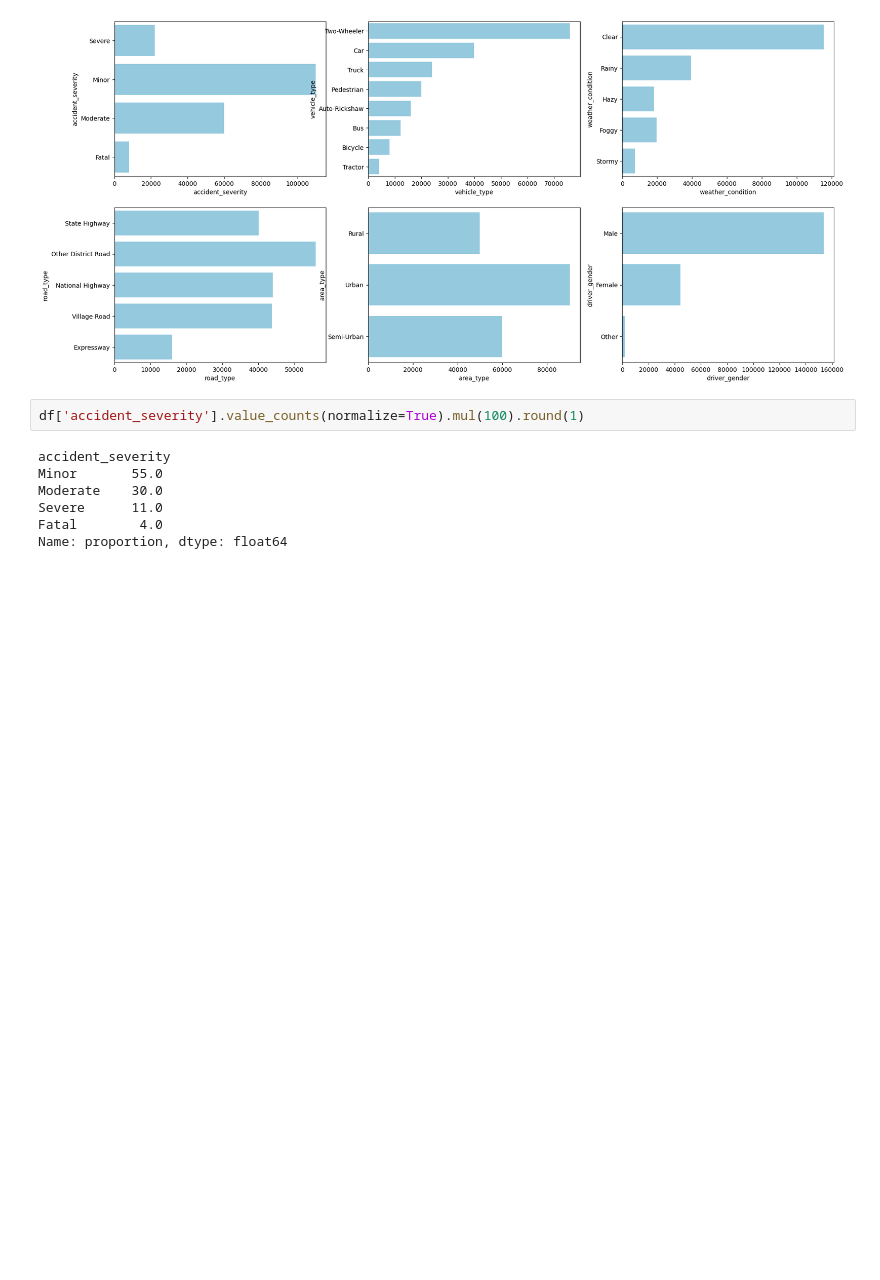
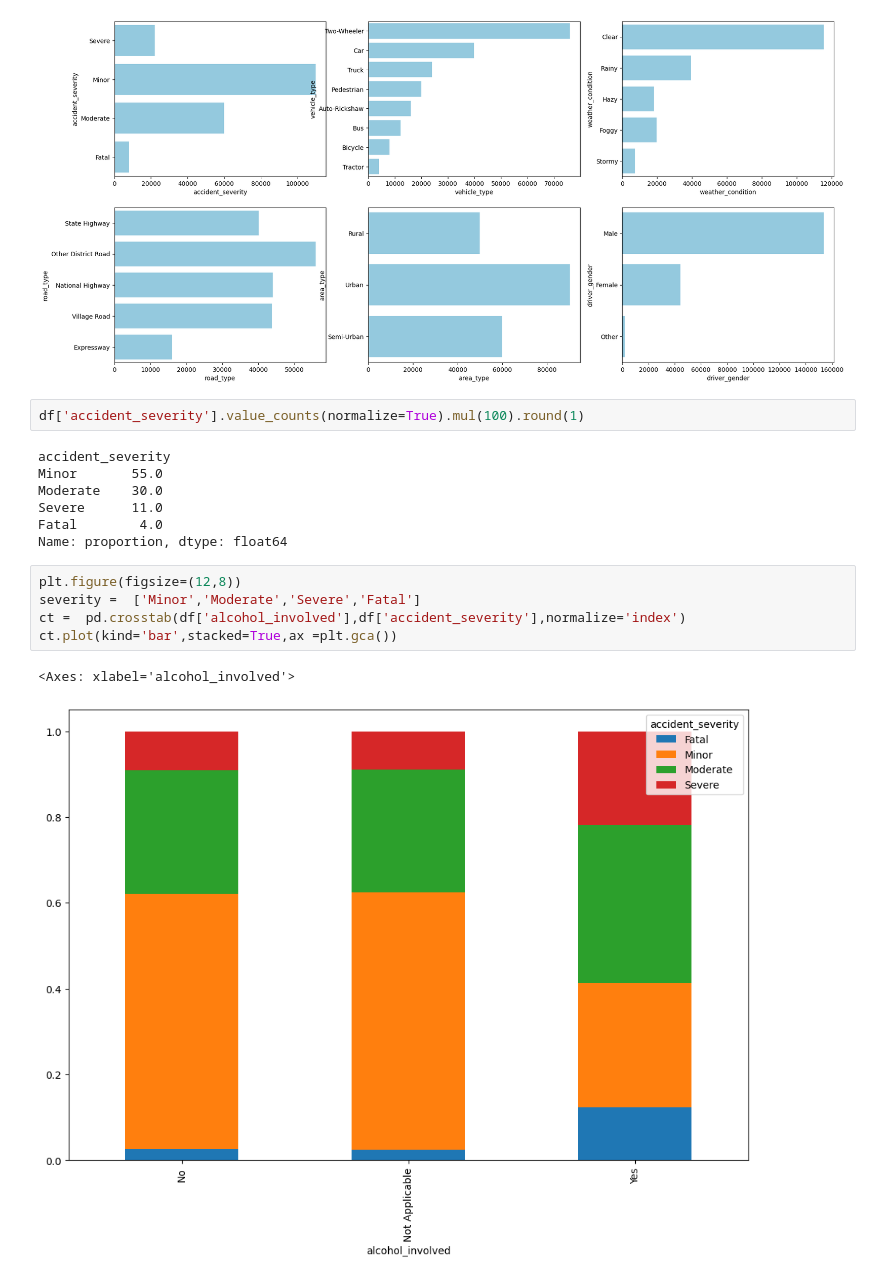
Before and after one commit to pushkarupadhyay587-a11y/gdg_probation_task1, a Jupyter notebook: eda.ipynb, the cells around one changed output. Saved outputs shown, nothing was run; the diff lists cells and outputs as text; blank space fills up the shorter version.

```diff
--- a/eda.ipynb
+++ b/eda.ipynb
@@ -681,3 +681,11 @@ Moderate    30.0
 Severe      11.0
 Fatal        4.0
 Name: proportion, dtype: float64
+# %%
+plt.figure(figsize=(12,8))
+severity =  ['Minor','Moderate','Severe','Fatal']
+ct =  pd.crosstab(df['alcohol_involved'],df['accident_severity'],normalize='index')
+ct.plot(kind='bar',stacked=True,ax =plt.gca())
+# %% [output]
+<Axes: xlabel='alcohol_involved'>
+[figure, added]
```
Also changed, not shown: parts of 14 cells of this notebook.
